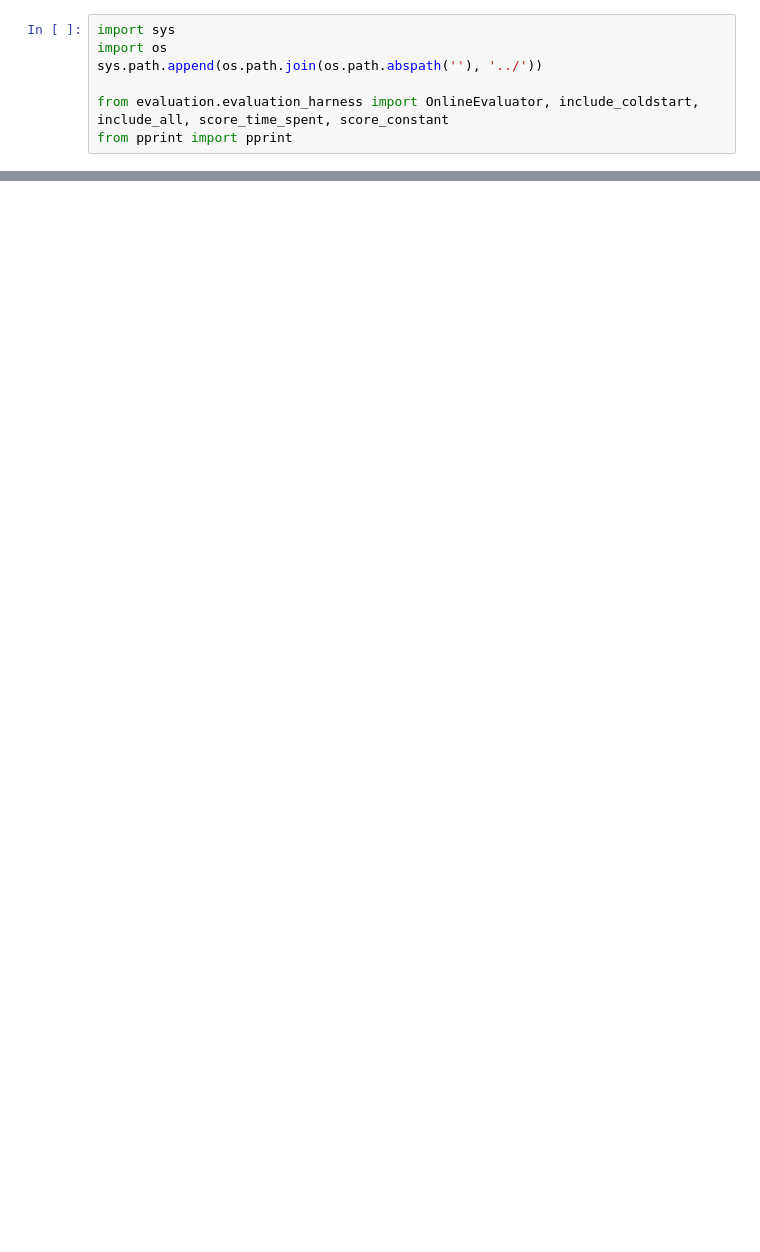
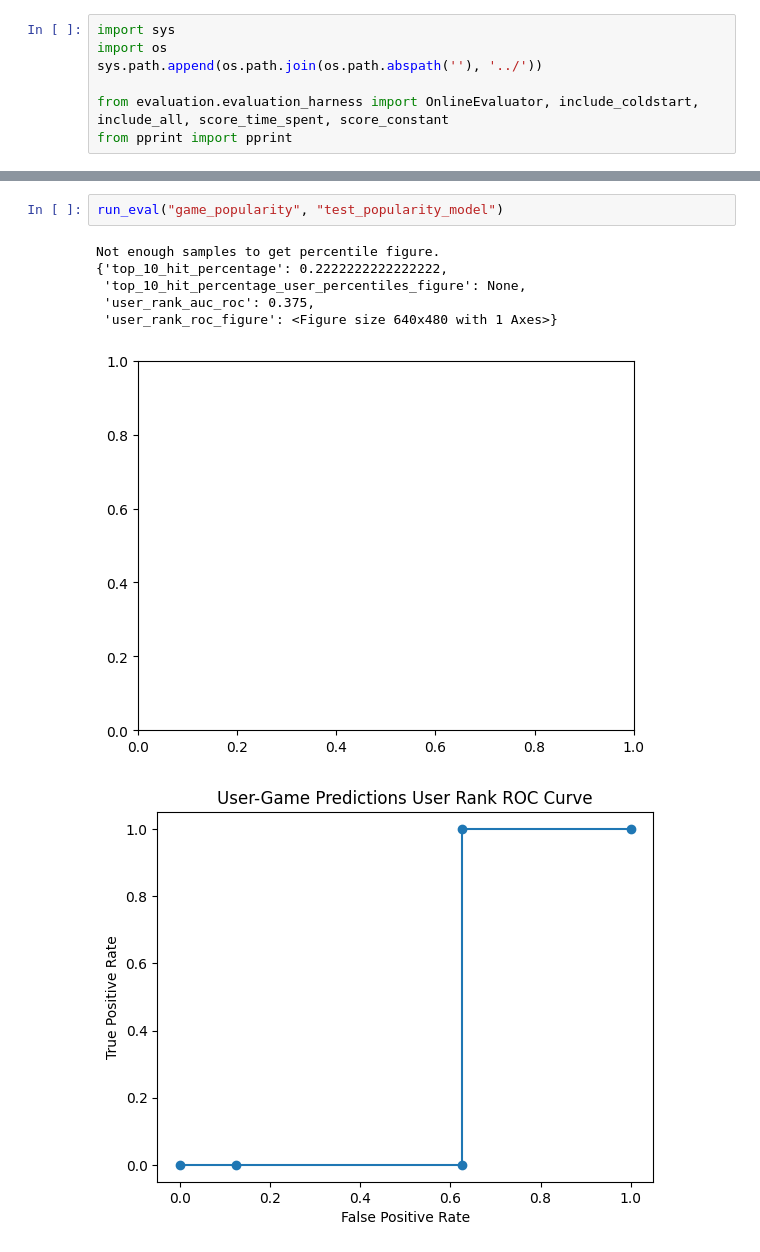
Before and after one commit to GitHubNoskcaj211/ml-projects-project, a Jupyter notebook: evaluation/test_online_evaluation.ipynb, the cells around one changed output, grey strips where cells are left out. Saved outputs shown, nothing was run; the diff lists cells and outputs as text; blank space fills up the shorter version.

```diff
--- a/evaluation/test_online_evaluation.ipynb
+++ b/evaluation/test_online_evaluation.ipynb
@@ -25,0 +37,10 @@ Not enough samples to get percentile figure.
+# %%
+run_eval("game_popularity", "test_popularity_model")
+# %% [output]
+Not enough samples to get percentile figure.
+{'top_10_hit_percentage': 0.2222222222222222,
+ 'top_10_hit_percentage_user_percentiles_figure': None,
+ 'user_rank_auc_roc': 0.375,
+ 'user_rank_roc_figure': <Figure size 640x480 with 1 Axes>}
+[figure, added]
+[figure, added]
```
Also changed, not shown: parts of 8 cells of this notebook.
